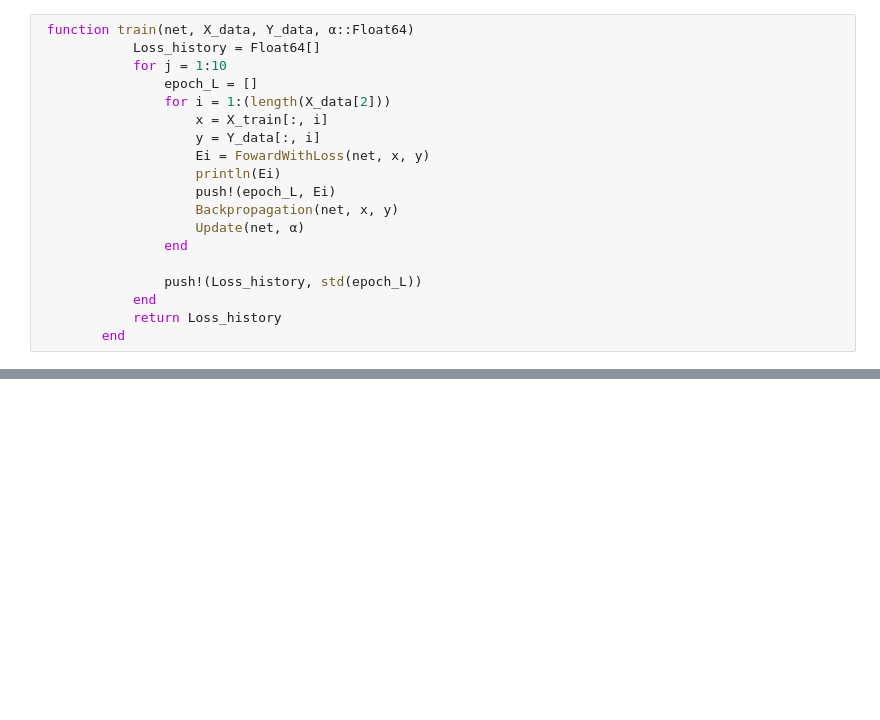
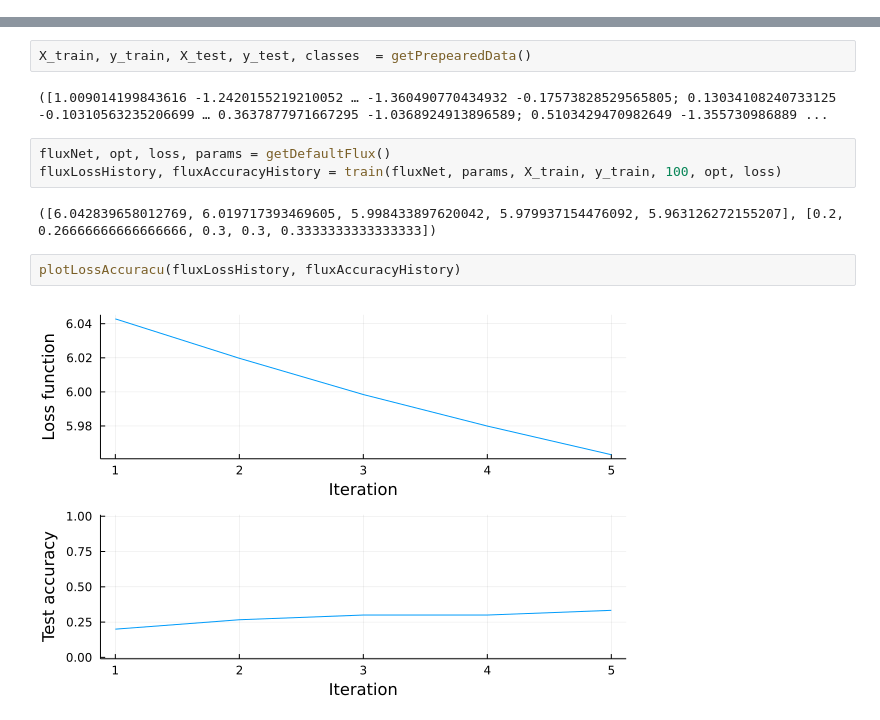
Before and after one commit to SebastianParzych/Custom-Julia-NN, a Jupyter notebook: main.ipynb, the cells around one changed output, grey strips where cells are left out. Cells and saved outputs as stored; diff of their text form; blank space fills up the shorter version.

```diff
--- a/main.ipynb
+++ b/main.ipynb
@@ -240,19 +0,0 @@ Update (generic function with 1 method)
-# %%
- function train(net, X_data, Y_data, α::Float64)
-            Loss_history = Float64[]
-            for j = 1:10
-                epoch_L = []
-                for i = 1:(length(X_data[2]))
-                    x = X_train[:, i]
-                    y = Y_data[:, i]
-                    Ei = FowardWithLoss(net, x, y)
-                    println(Ei)
-                    push!(epoch_L, Ei)
-                    Backpropagation(net, x, y)
-                    Update(net, α)
-                end
-
-                push!(Loss_history, std(epoch_L))
-            end
-            return Loss_history
-        end
@@ -363,0 +10,13 @@ Plots.plot(history) = Plot{Plots.GRBackend() n=1}
+# %%
+X_train, y_train, X_test, y_test, classes  = getPrepearedData()
+# %% [output]
+([1.009014199843616 -1.2420155219210052 … -1.360490770434932 -0.17573828529565805; 0.13034108240733125 -0.10310563235206699 … 0.3637877971667295 -1.0368924913896589; 0.5103429470982649 -1.355730986889 ...
+# %%
+fluxNet, opt, loss, params = getDefaultFlux()
+fluxLossHistory, fluxAccuracyHistory = train(fluxNet, params, X_train, y_train, 100, opt, loss)
+# %% [output]
+([6.042839658012769, 6.019717393469605, 5.998433897620042, 5.979937154476092, 5.963126272155207], [0.2, 0.26666666666666666, 0.3, 0.3, 0.3333333333333333])
+# %%
+plotLossAccuracu(fluxLossHistory, fluxAccuracyHistory)
+# %% [output]
+[figure, added]
```
Also changed, not shown: parts of 28 cells of this notebook, 11 other files.
